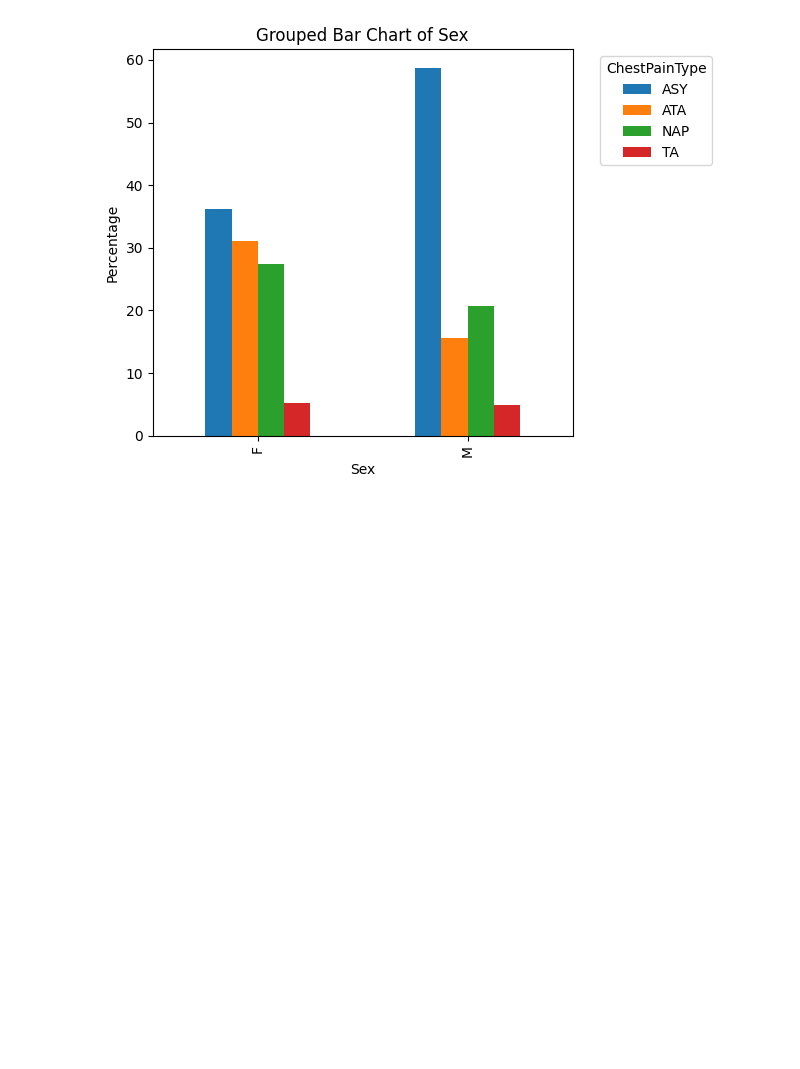
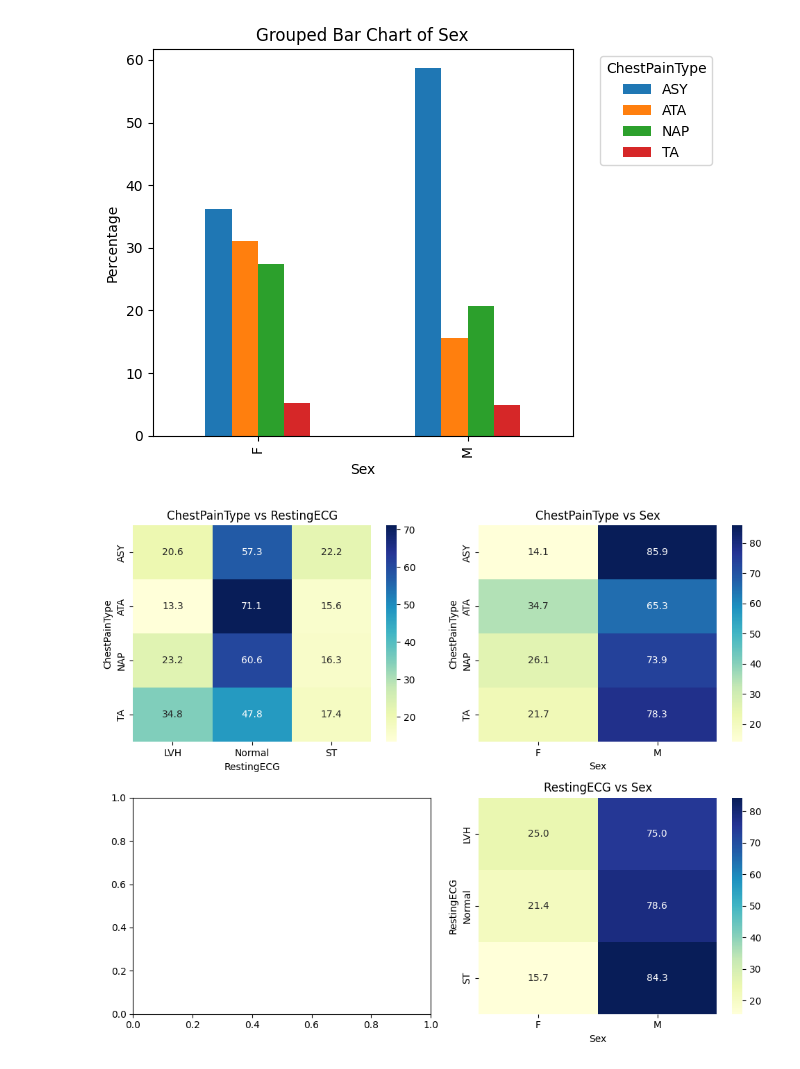
Before and after one commit to imfurkaann/My-Scripts, a Jupyter notebook: scripts.ipynb, the cells around one changed output. Saved outputs shown, nothing was run; the diff lists cells and outputs as text; code cells hidden in the pictures; blank space fills up the shorter version.

```diff
--- a/scripts.ipynb
+++ b/scripts.ipynb
@@ -329,3 +332,29 @@ create_grouped_categorical_bar(df,"Sex" ,"ChestPainType")
 # %% [output]
 <Figure size 1000x600 with 0 Axes>
 [figure]
+# %%
+def visualize_categorical_relationships(data, categorical_columns):
+
+    n_columns = len(categorical_columns)
+    fig, axes = plt.subplots(n_columns-1, n_columns-1, figsize=(5*(n_columns-1), 4*(n_columns-1)))
+    for i in range(n_columns-1):
+        for j in range(i+1, n_columns):
+            crosstab = pd.crosstab(data[categorical_columns[i]],
+                                   data[categorical_columns[j]],
+                                   normalize='index') * 100
+            sns.heatmap(crosstab,
+                        ax=axes[i, j-1],
+                        annot=True,
+                        cmap='YlGnBu',
+                        fmt='.1f')
+
+            axes[i, j-1].set_title(f'{categorical_columns[i]} vs {categorical_columns[j]}')
+            axes[i, j-1].set_xlabel(categorical_columns[j])
+            axes[i, j-1].set_ylabel(categorical_columns[i])
+
+    plt.tight_layout()
+    plt.show()
+
+visualize_categorical_relationships(df, features2)
+# %% [output]
+[figure, added]
```
Also changed, not shown: parts of 11 cells of this notebook.
